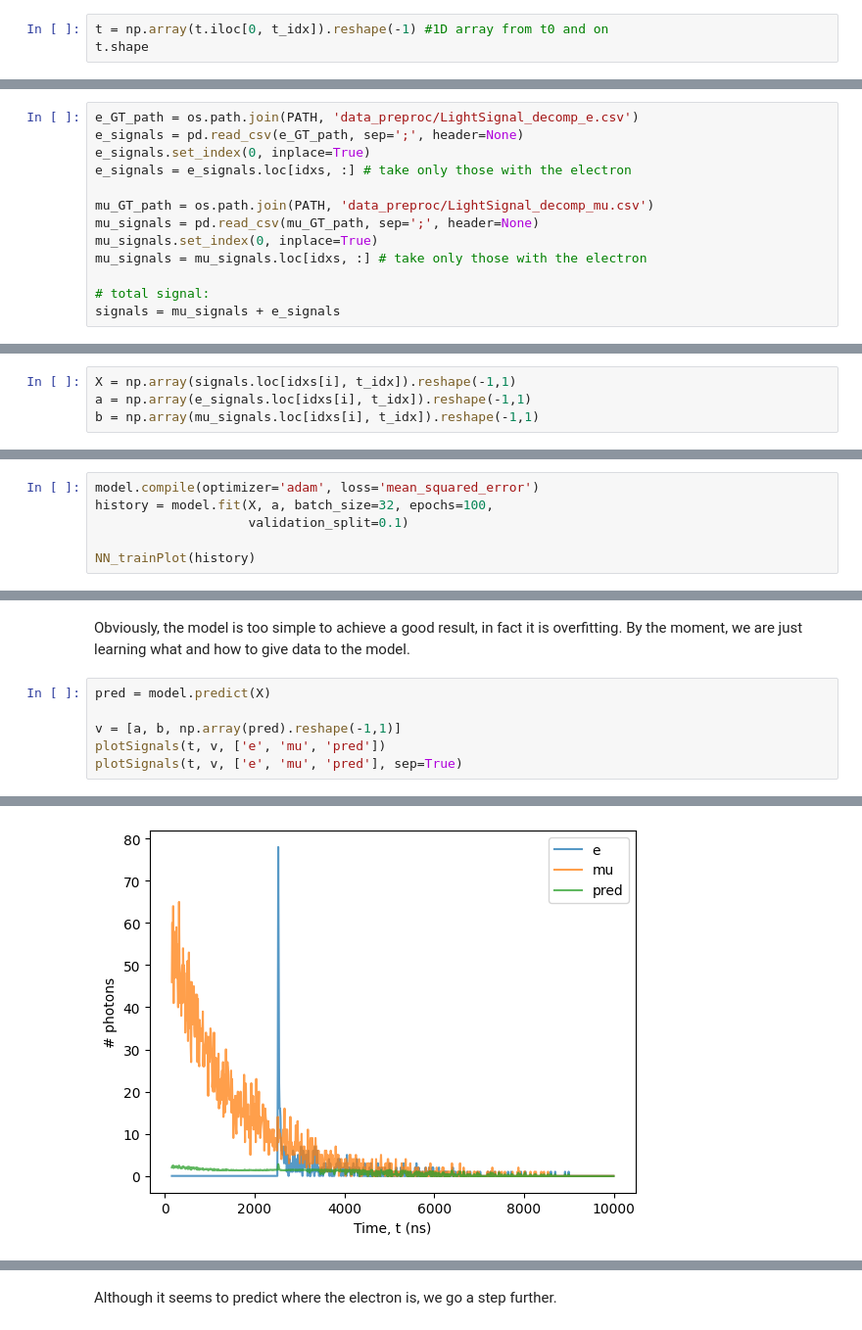
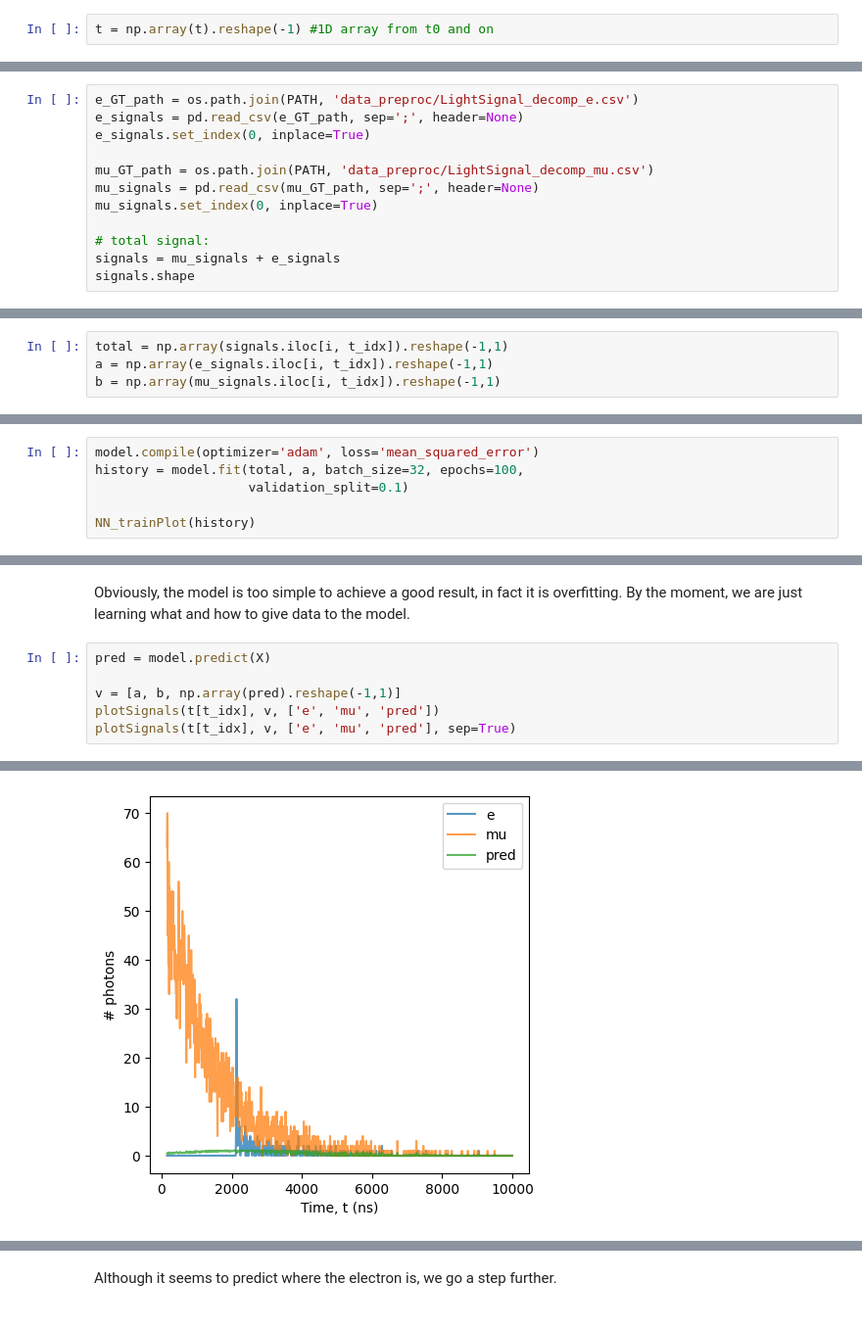
Before and after one commit to JaviGamero/LArTPC_Calibration, a Jupyter notebook: scripts/python/signalDecompose/DL_Algorithms.ipynb, the cells around one changed output, grey strips where cells are left out. Shown at 98% size. Cells and saved outputs as stored; diff of their text form.

Commit message:
Updated DL results and models

```diff
--- a/scripts/python/signalDecompose/DL_Algorithms.ipynb
+++ b/scripts/python/signalDecompose/DL_Algorithms.ipynb
@@ -67,5 +59,4 @@ t.set_index(0, inplace=True)
 t0 = 150 # (ns), moment to start considering the slow component, EXPERIMENTAL
 t_idx = np.where(t>t0)[1]
 # %%
-t = np.array(t.iloc[0, t_idx]).reshape(-1) #1D array from t0 and on
-t.shape
+t = np.array(t).reshape(-1) #1D array from t0 and on
@@ -75,12 +64,11 @@ t.shape
 e_GT_path = os.path.join(PATH, 'data_preproc/LightSignal_decomp_e.csv')
 e_signals = pd.read_csv(e_GT_path, sep=';', header=None)
 e_signals.set_index(0, inplace=True)
-e_signals = e_signals.loc[idxs, :] # take only those with the electron
 
 mu_GT_path = os.path.join(PATH, 'data_preproc/LightSignal_decomp_mu.csv')
 mu_signals = pd.read_csv(mu_GT_path, sep=';', header=None)
 mu_signals.set_index(0, inplace=True)
-mu_signals = mu_signals.loc[idxs, :] # take only those with the electron
 
 # total signal:
 signals = mu_signals + e_signals
+signals.shape
@@ -180,7 +163,7 @@ model = Sequential()
 model.add(LSTM(units=50, return_sequences=True, activation = 'sigmoid', input_dim=1))
 model.add(Dense(1, activation='linear'))
 # %%
-X = np.array(signals.loc[idxs[i], t_idx]).reshape(-1,1)
-a = np.array(e_signals.loc[idxs[i], t_idx]).reshape(-1,1)
-b = np.array(mu_signals.loc[idxs[i], t_idx]).reshape(-1,1)
+total = np.array(signals.iloc[i, t_idx]).reshape(-1,1)
+a = np.array(e_signals.iloc[i, t_idx]).reshape(-1,1)
+b = np.array(mu_signals.iloc[i, t_idx]).reshape(-1,1)
 # %%
@@ -189,7 +172,7 @@ np.shape(X)
 (985, 1)
 # %%
 model.compile(optimizer='adam', loss='mean_squared_error')
-history = model.fit(X, a, batch_size=32, epochs=100,
+history = model.fit(total, a, batch_size=32, epochs=100,
                     validation_split=0.1)
 
 NN_trainPlot(history)
@@ -220,6 +203,6 @@ the model.
 pred = model.predict(X)
 
 v = [a, b, np.array(pred).reshape(-1,1)]
-plotSignals(t, v, ['e', 'mu', 'pred'])
-plotSignals(t, v, ['e', 'mu', 'pred'], sep=True)
+plotSignals(t[t_idx], v, ['e', 'mu', 'pred'])
+plotSignals(t[t_idx], v, ['e', 'mu', 'pred'], sep=True)
 # %% [output]
@@ -227 +209 @@ plotSignals(t, v, ['e', 'mu', 'pred'], sep=True)
-[figure, old version]
+[figure, new version]
```
Also changed, not shown: parts of 102 cells of this notebook, 5 other files.
